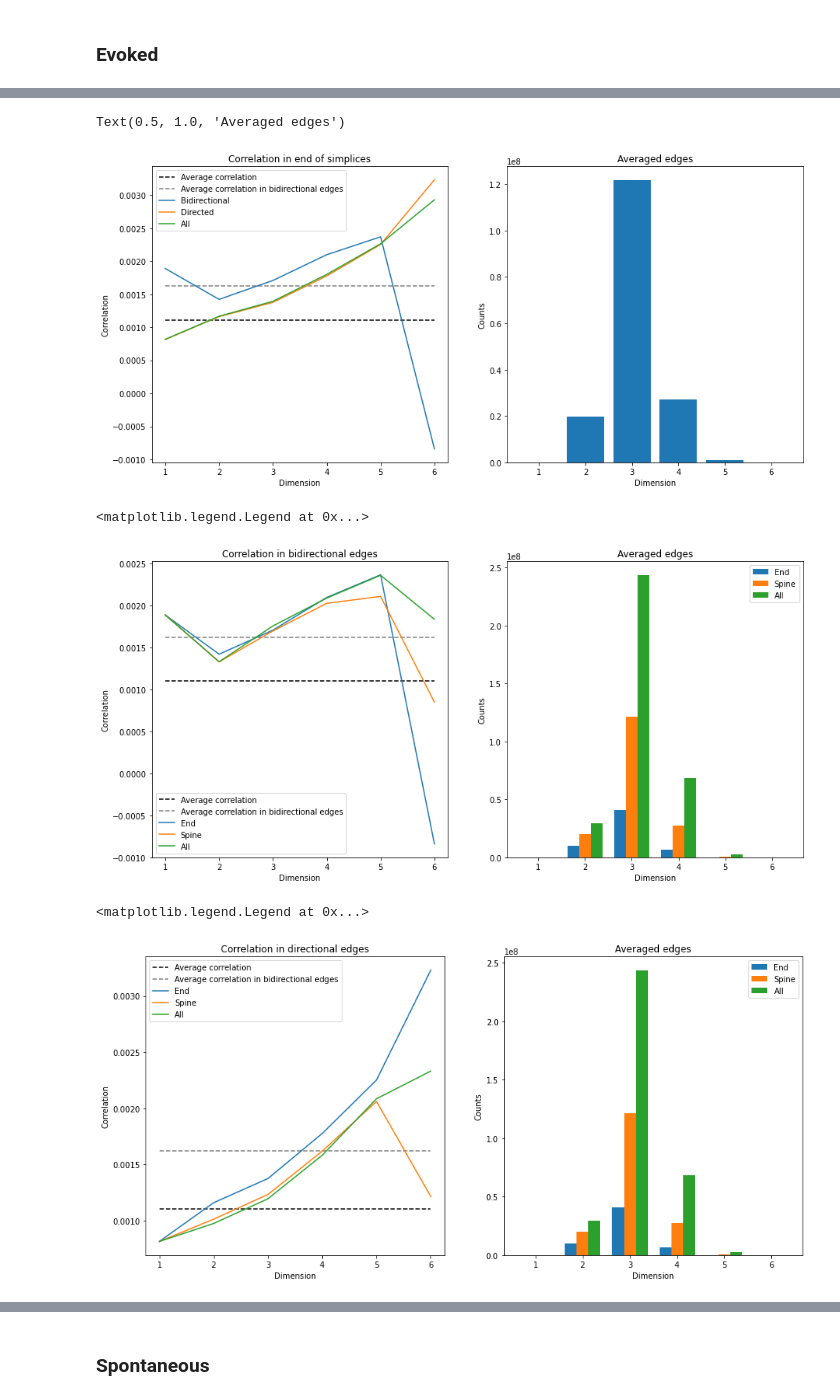
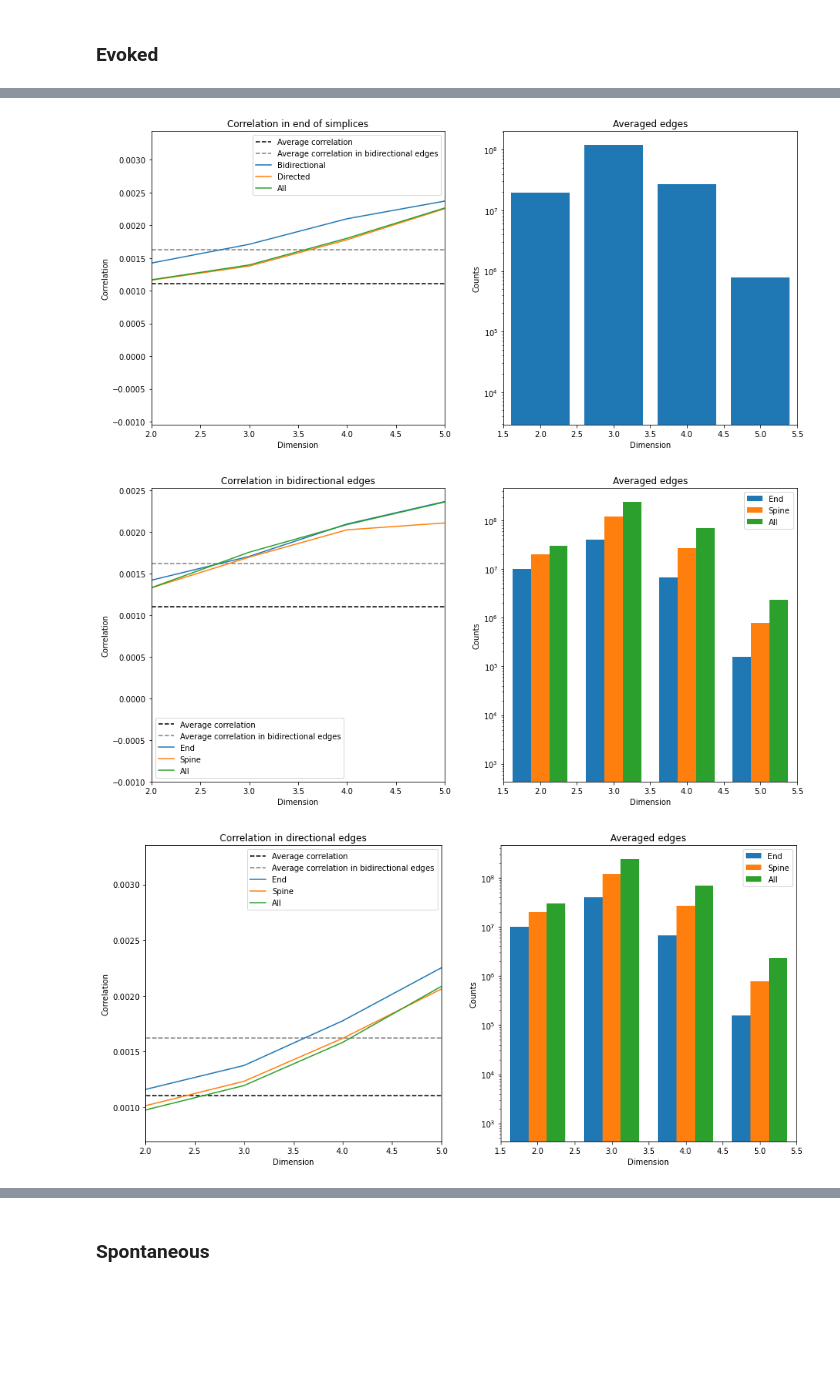
Before and after one commit to matsantoro/counting_motifs, a Jupyter notebook: Correlations_2.ipynb, the cells around one changed output, grey strips where cells are left out. Cells and saved outputs as stored; diff of their text form; code cells hidden in the pictures; blank space fills up the shorter version.

Commit message:
Finished correlation images

```diff
--- a/Correlations_2.ipynb
+++ b/Correlations_2.ipynb
@@ -865,12 +865,12 @@ axes[1].bar(np.arange(1,7), b[2][2])
 axes[1].set_xlabel("Dimension")
 axes[1].set_ylabel("Counts")
 axes[1].set_title("Averaged edges")
-axes[0].set_xrange([2,5])
+axes[0].set_xlim([2,5])
+axes[1].set_xlim([1.5,5.5])
 axes[1].set_yscale('log')
-fig.savefig("type_end", facecolor = 'white')
+fig.savefig("type_end_evoked", facecolor = 'white')
 # %% [output]
-Text(0.5, 1.0, 'Averaged edges')
-[figure, old version]
+[figure, new version]
 # %%
 fig, axes = plt.subplots(1,2, figsize = [15, 7])
 axes[0].errorbar(range(1,7), cbid, label = 'End')
@@ -891,40 +891,40 @@ axes[1].bar(np.arange(1,7)+1/4, a[2][2], width = width, label = 'All')
 axes[1].set_xlabel("Dimension")
 axes[1].set_ylabel("Counts")
 axes[1].set_title("Averaged edges")
-axes[0].set_xrange([2,5])
+axes[0].set_xlim([2,5])
+axes[1].set_xlim([1.5,5.5])
 axes[1].set_yscale('log')
 axes[1].legend()
-fig.savefig("position_bid", facecolor = 'white')
+fig.savefig("position_bid_evoked", facecolor = 'white')
 # %% [output]
-<matplotlib.legend.Legend at 0x...>
-[figure, old version]
+[figure, new version]
 # %%
 fig, axes = plt.subplots(1,2, figsize = [15, 7])
 axes[0].errorbar(range(1,7), cdir, label = 'End')
 axes[0].errorbar(range(1,7), bdir, label = 'Spine')
 axes[0].errorbar(range(1,7), adir, label = 'All')
 axes[0].hlines(average_correlation, xmin = 1, xmax = 6, colors = "black", label = "Average correlation", linestyles = 'dashed')
 axes[0].hlines(average_bicorrelation, xmin = 1, xmax = 6, colors = "gray", label = "Average correlation in bidirectional edges", linestyles = 'dashed')
 axes[0].set_xlabel("Dimension")
 axes[0].set_ylabel("Correlation")
 axes[0].set_title("Correlation in directional edges")
 axes[0].legend()
 
 
 width = 1/4
 axes[1].bar(np.arange(1,7)-1/4, c[2][2], width = width, label = 'End')
 axes[1].bar(np.arange(1,7), b[2][2], width = width, label = 'Spine')
 axes[1].bar(np.arange(1,7)+1/4, a[2][2], width = width, label = 'All')
 axes[1].set_xlabel("Dimension")
 axes[1].set_ylabel("Counts")
 axes[1].set_title("Averaged edges")
-axes[0].set_xrange([2,5])
+axes[0].set_xlim([2,5])
+axes[1].set_xlim([1.5,5.5])
 axes[1].set_yscale('log')
 axes[1].legend()
-fig.savefig("position_dir", facecolor = 'white')
+fig.savefig("position_dir_evoked", facecolor = 'white')
 # %% [output]
-<matplotlib.legend.Legend at 0x...>
-[figure, old version]
+[figure, new version]
 # %%
 fig, axes = plt.subplots(1,2, figsize = [15, 7])
 axes[0].errorbar(range(1,7), cdir, label = 'End')
```
Also changed, not shown: parts of 9 cells of this notebook, 6 other files.
